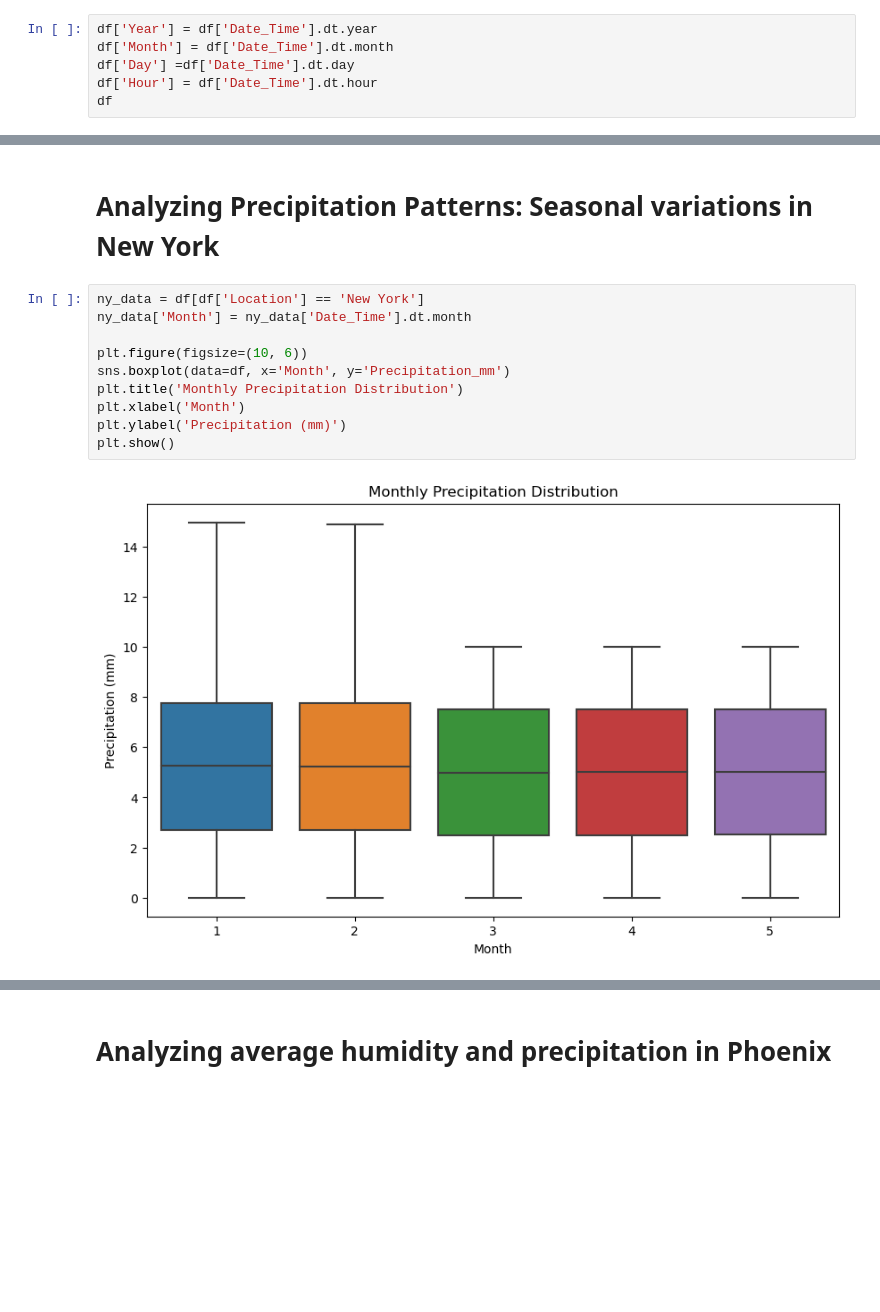
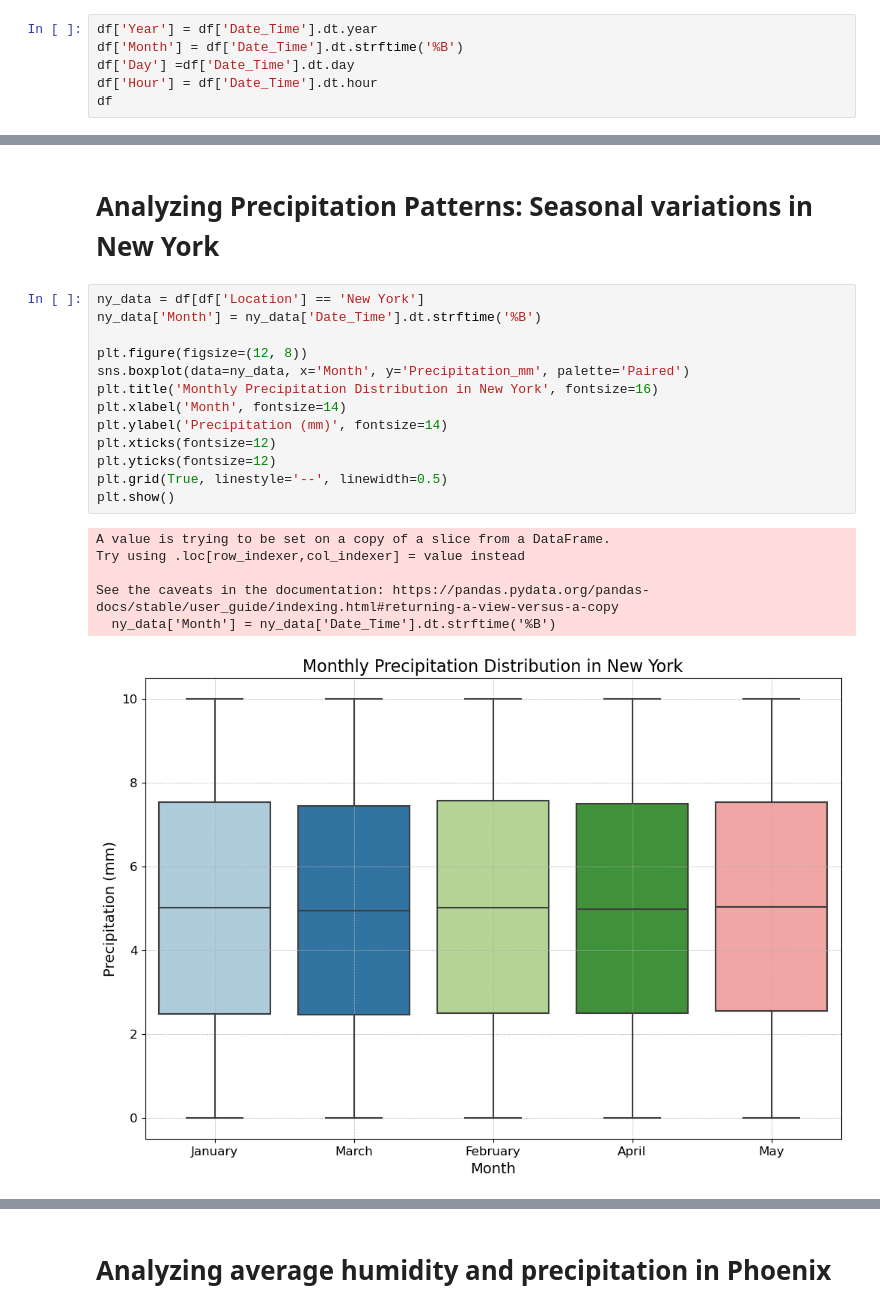
Before and after one commit to Shegszz/Weather-Data-Analysis, a Jupyter notebook: Weather Data Analysis and Visualization.ipynb, the cells around one changed output, grey strips where cells are left out. Cells and saved outputs as stored; diff of their text form; blank space fills up the shorter version.

```diff
--- a/Weather Data Analysis and Visualization.ipynb
+++ b/Weather Data Analysis and Visualization.ipynb
@@ -114,7 +113,7 @@ df
 # Feature Engineering: Extract Year, Month, Day, Hour from Date_Time
 # %%
 df['Year'] = df['Date_Time'].dt.year
-df['Month'] = df['Date_Time'].dt.month
+df['Month'] = df['Date_Time'].dt.strftime('%B')
 df['Day'] =df['Date_Time'].dt.day
 df['Hour'] = df['Date_Time'].dt.hour
 df
@@ -215,13 +256,21 @@ max         NaN         14.971583
 # Analyzing Precipitation Patterns: Seasonal variations in New York
 # %%
 ny_data = df[df['Location'] == 'New York']
-ny_data['Month'] = ny_data['Date_Time'].dt.month
+ny_data['Month'] = ny_data['Date_Time'].dt.strftime('%B')
 
-plt.figure(figsize=(10, 6))
-sns.boxplot(data=df, x='Month', y='Precipitation_mm')
-plt.title('Monthly Precipitation Distribution')
-plt.xlabel('Month')
-plt.ylabel('Precipitation (mm)')
+plt.figure(figsize=(12, 8))
+sns.boxplot(data=ny_data, x='Month', y='Precipitation_mm', palette='Paired')
+plt.title('Monthly Precipitation Distribution in New York', fontsize=16)
+plt.xlabel('Month', fontsize=14)
+plt.ylabel('Precipitation (mm)', fontsize=14)
+plt.xticks(fontsize=12)
+plt.yticks(fontsize=12)
+plt.grid(True, linestyle='--', linewidth=0.5)
 plt.show()
 # %% [output]
+A value is trying to be set on a copy of a slice from a DataFrame.
+Try using .loc[row_indexer,col_indexer] = value instead
+
+See the caveats in the documentation: https://pandas.pydata.org/pandas-docs/stable/user_guide/indexing.html#returning-a-view-versus-a-copy
+  ny_data['Month'] = ny_data['Date_Time'].dt.strftime('%B')
-[figure, old version]
+[figure, new version]
```
Also changed, not shown: parts of 16 cells of this notebook.
